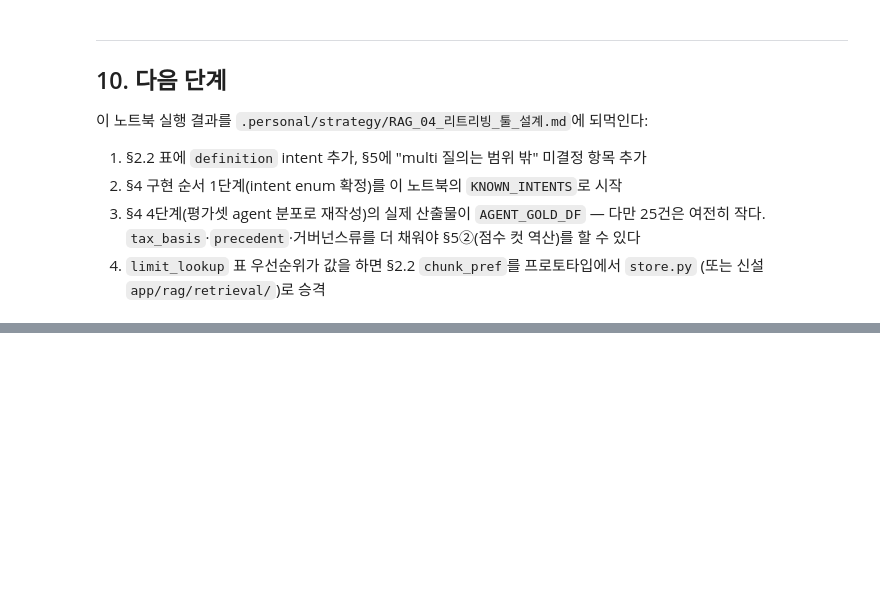
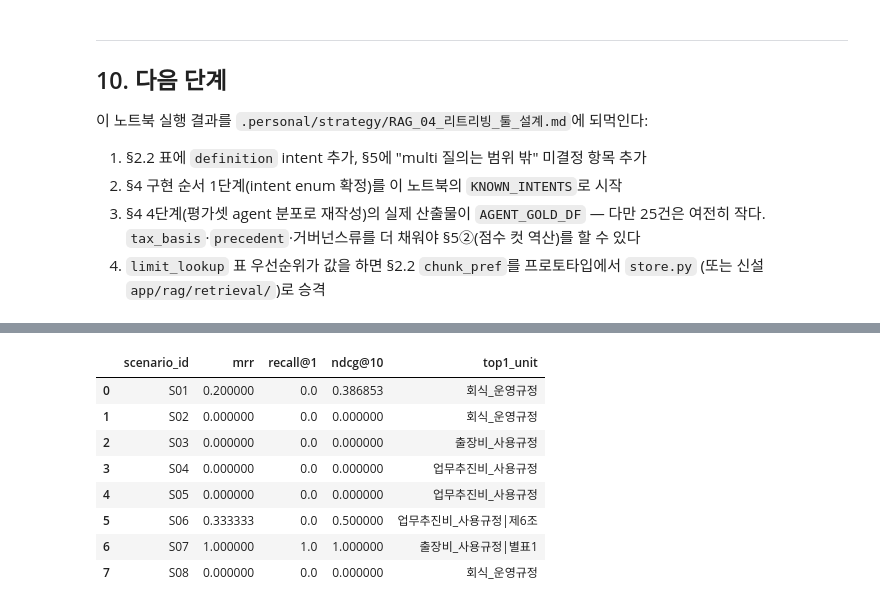
Before and after one commit to SKNETWORKS-FAMILY-AICAMP/SKN29-FINAL-1TEAM, a Jupyter notebook: docling_eval/retrieval_strategy_evaluation.ipynb, the cells around one changed output, grey strips where cells are left out. Saved outputs shown, nothing was run; the diff lists cells and outputs as text; code cells hidden in the pictures; blank space fills up the shorter version.

```diff
--- a/docling_eval/retrieval_strategy_evaluation.ipynb
+++ b/docling_eval/retrieval_strategy_evaluation.ipynb
@@ -683,0 +701,90 @@ for f in sorted(OUTPUT_DIR.glob("*.csv")):
+# %%
+# (scenario_id, category, merchant, feature_hint_raw, feature_hint_nl, facts_nl, relevant_units)
+# feature_hint_raw는 app/ml/features.py:FEATURE_COLUMNS에서 실제로 쓰이는 이름을 그대로 가져왔다.
+# facts_nl은 그 조문 내용과 겹치는 판정필드만 채우고, 안 겹치면 비운다(모름을 허구로 채우지 않는다).
+STAGE2_SCENARIOS = [
+    ("S01", "회식", "강남모던바", "최근7일사용횟수",
+     "최근 일주일간 결제 횟수가 급증한 점", "참석 인원 2명",
+     ["회식_운영규정|제6조"]),
+    ("S02", "업무추진비", "한정식당 청담점", "거래금액_Zscore_확장",
+     "평소 대비 결제 금액이 크게 높은 점", "청탁금지법 대상자 참석, 지출유형 식사",
+     ["업무추진비_사용규정|제9조"]),
+    ("S03", "출장비", "OO헤어살롱", "승인시간대",
+     "통상적이지 않은 업종·시간대 결제라는 점", "",
+     ["출장비_사용규정|제11조"]),
+    ("S04", "업무추진비", "고급레스토랑", "카드누적사용액",
+     "카드 누적 사용액이 이례적으로 큰 점", "",
+     ["법인카드_사용규정|제14조"]),
+    ("S05", "업무추진비", "일식오마카세", "최근7일사용횟수",
+     "동일 거래처 반복 결제 빈도가 높은 점", "",
+     ["업무추진비_사용규정|제13조"]),
+    ("S06", "업무추진비", "명품매장", "통합승인금액",
+     "결제 금액이 이례적으로 큰 점", "지출유형 선물, 청탁금지법 대상자 참석",
+     ["업무추진비_사용규정|별표1"]),
+    ("S07", "출장비", "OO호텔", "거래금액_Zscore_확장",
+     "평소 대비 숙박 결제 금액이 높은 점", "지출유형 숙박",
+     ["출장비_사용규정|별표1"]),
+    ("S08", "회식", "이자카야", "카드첫거래여부",
+     "해당 가맹점과의 첫 거래라는 점", "사전승인 미확인",
+     ["회식_운영규정|제4조", "회식_운영규정|별표1"]),
+]
+
+
+def build_query_blob(category: str, merchant: str, feature_hint: str) -> str:
+    """지금 production risk_review_agent.py::_build_query()와 동일 로직."""
+    return f"{category} {merchant} {feature_hint}".strip()
+
+
+def build_query_natural(category: str, merchant: str, feature_hint_nl: str) -> str:
+    return f"{merchant}에서 발생한 {category} 결제가 이상거래로 탐지됐습니다. {feature_hint_nl} 관련해 규정 위반 여부를 확인해야 합니다."
+
+
+def build_query_facts(category: str, merchant: str, feature_hint_nl: str, facts_nl: str) -> str:
+    base = f"{merchant}에서 발생한 {category} 결제가 이상거래로 탐지됐습니다. {feature_hint_nl}."
+    if facts_nl:
+        base += f" 거래 사실: {facts_nl}."
+    base += " 규정 위반 여부를 확인해야 합니다."
+    return base
+
+
+def score_stage2(query: str, relevant: list[str], *, top_k: int = 10) -> dict:
+    """§4 run_gold()와 같은 채점 로직 — unit_of()는 그 셀에서 이미 정의됨."""
+    hits = store.search(query, collection_name="policy_docs", top_k=top_k, client=CLIENT, expand_parent=False)
+    relset = set(relevant)
+    ranked, seen = [], set()
+    for h in hits:
+        u = unit_of(h["metadata"])
+        if u not in seen:
+            seen.add(u)
+            ranked.append(u)
+    row = {}
+    for k in (1, 3, 5, 10):
+        hit = relset & set(ranked[:k])
+        row[f"recall@{k}"] = len(hit) / len(relset)
+    rr = next((1 / (i + 1) for i, u in enumerate(ranked) if u in relset), 0.0)
+    row["mrr"] = rr
+    dcg = sum(1 / np.log2(i + 2) for i, u in enumerate(ranked[:10]) if u in relset)
+    idcg = sum(1 / np.log2(i + 2) for i in range(min(len(relset), 10)))
+    row["ndcg@10"] = dcg / idcg if idcg else 0.0
+    row["top1_unit"] = ranked[0] if ranked else "(결과 없음)"
+    return row
+
+
+_rows = {"blob": [], "natural": [], "facts": []}
+for sid, cat, merchant, feat_raw, feat_nl, facts_nl, rel in STAGE2_SCENARIOS:
+    _queries = {
+        "blob": build_query_blob(cat, merchant, feat_raw),
+        "natural": build_query_natural(cat, merchant, feat_nl),
+        "facts": build_query_facts(cat, merchant, feat_nl, facts_nl),
+    }
+    for variant, q in _queries.items():
+        r = score_stage2(q, rel)
+        r.update(scenario_id=sid, query=q, has_facts=bool(facts_nl))
+        _rows[variant].append(r)
+
+STAGE2_DF = {k: pd.DataFrame(v) for k, v in _rows.items()}
+
+for _label, _key in [("블롭(현재 production)", "blob"), ("자연어", "natural"), ("자연어+판정필드(facts)", "facts")]:
+    print(f"\n=== {_label} ===")
+    display(STAGE2_DF[_key][["scenario_id", "mrr", "recall@1", "ndcg@10", "top1_unit"]])
+# %% [output]
@@ -683,0 +792,9 @@ for f in sorted(OUTPUT_DIR.glob("*.csv")):
+|  | scenario_id | mrr | recall@1 | ndcg@10 | top1_unit |
+| 0 | S01 | 0.200000 | 0.0 | 0.386853 | 회식_운영규정 |
+| 1 | S02 | 0.000000 | 0.0 | 0.000000 | 회식_운영규정 |
+| 2 | S03 | 0.000000 | 0.0 | 0.000000 | 출장비_사용규정 |
+| 3 | S04 | 0.000000 | 0.0 | 0.000000 | 업무추진비_사용규정 |
+| 4 | S05 | 0.000000 | 0.0 | 0.000000 | 업무추진비_사용규정 |
+| 5 | S06 | 0.333333 | 0.0 | 0.500000 | 업무추진비_사용규정|제6조 |
+| 6 | S07 | 1.000000 | 1.0 | 1.000000 | 출장비_사용규정|별표1 |
+| 7 | S08 | 0.000000 | 0.0 | 0.000000 | 회식_운영규정 |
```
Also changed, not shown: parts of 7 cells of this notebook, 4 other files.
